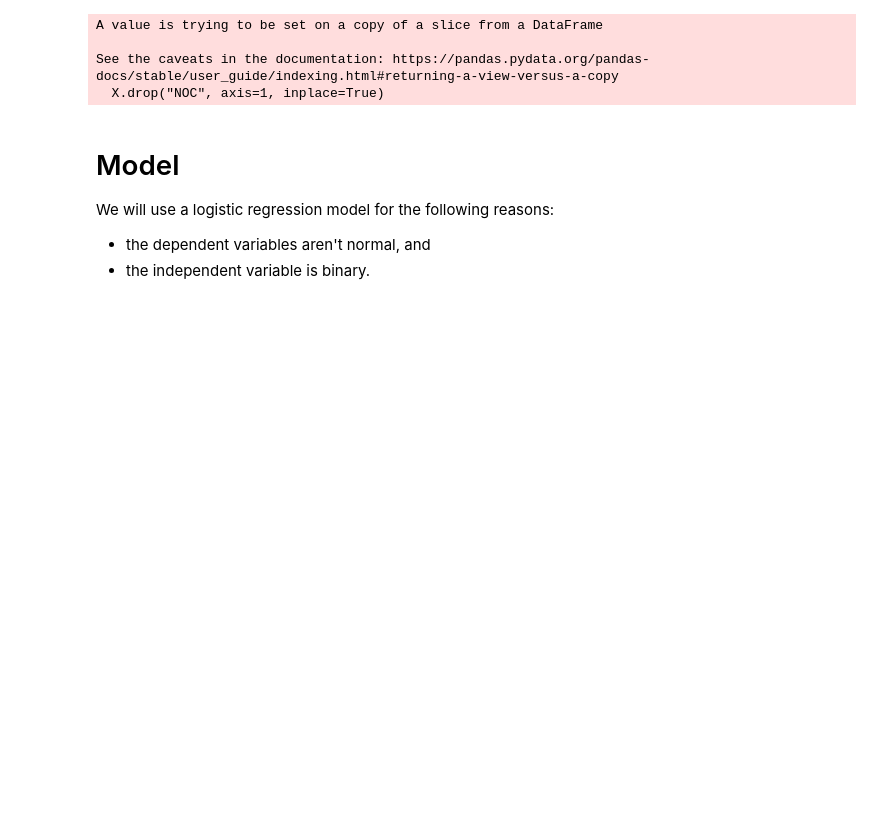
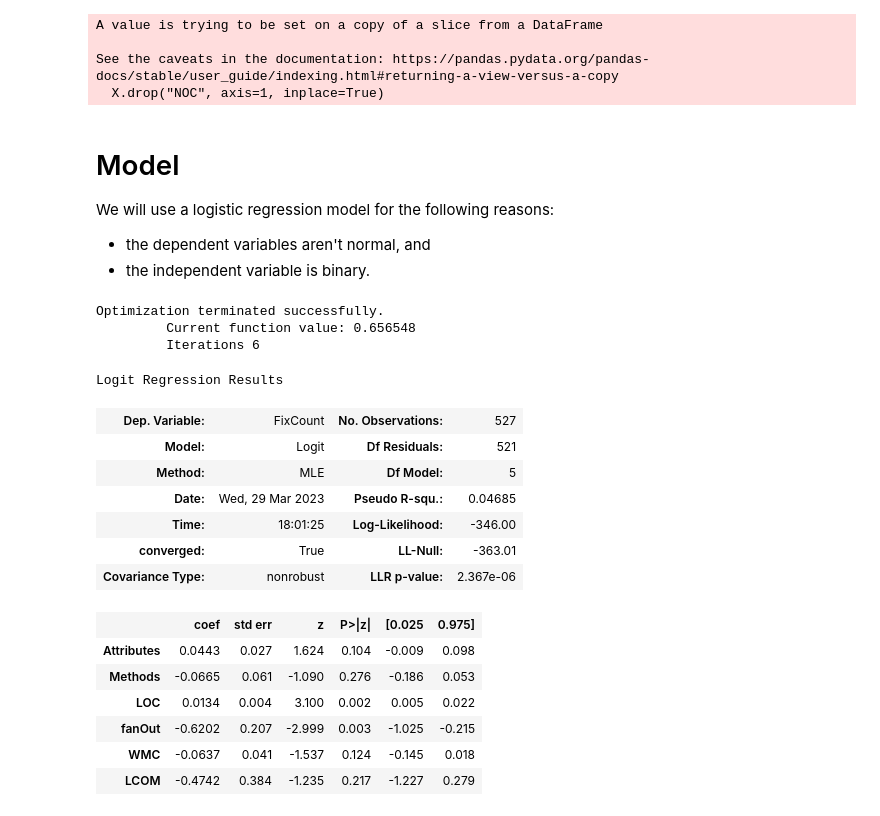
Before and after one commit to hcalex1/MGL843, a Jupyter notebook: notebooks/analysis.ipynb, the cells around one changed output. Saved outputs shown, nothing was run; the diff lists cells and outputs as text; code cells hidden in the pictures; blank space fills up the shorter version.

```diff
--- a/notebooks/analysis.ipynb
+++ b/notebooks/analysis.ipynb
@@ -226,9 +224,26 @@ See the caveats in the documentation: https://pandas.pydata.org/pandas-docs/stab
 We will use a logistic regression model for the following reasons:
 - the dependent variables aren't normal, and
 - the independent variable is binary.
-# %%
-logit_model = LogisticRegression(random_state=1, fit_intercept=False, solver='lbfgs')
-logit_model.fit(X, y)
-
-y_mean = y / len(y)
-y_pred = logit_model.predict_proba(X)[:,1]
+# %%
+logit_model = sm.Logit(y, X).fit()
+
+logit_model.summary()
+# %% [output]
+Optimization terminated successfully.
+         Current function value: 0.656548
+         Iterations 6
+Logit Regression Results
+| Dep. Variable: | FixCount | No. Observations: | 527 |
+| Model: | Logit | Df Residuals: | 521 |
+| Method: | MLE | Df Model: | 5 |
+| Date: | Wed, 29 Mar 2023 | Pseudo R-squ.: | 0.04685 |
+| Time: | 18:01:25 | Log-Likelihood: | -346.00 |
+| converged: | True | LL-Null: | -363.01 |
+| Covariance Type: | nonrobust | LLR p-value: | 2.367e-06 |
+|  | coef | std err | z | P>|z| | [0.025 | 0.975] |
+| Attributes | 0.0443 | 0.027 | 1.624 | 0.104 | -0.009 | 0.098 |
+| Methods | -0.0665 | 0.061 | -1.090 | 0.276 | -0.186 | 0.053 |
+| LOC | 0.0134 | 0.004 | 3.100 | 0.002 | 0.005 | 0.022 |
+| fanOut | -0.6202 | 0.207 | -2.999 | 0.003 | -1.025 | -0.215 |
+| WMC | -0.0637 | 0.041 | -1.537 | 0.124 | -0.145 | 0.018 |
+| LCOM | -0.4742 | 0.384 | -1.235 | 0.217 | -1.227 | 0.279 |
```
Also changed, not shown: parts of 8 cells of this notebook, 1 other file.
